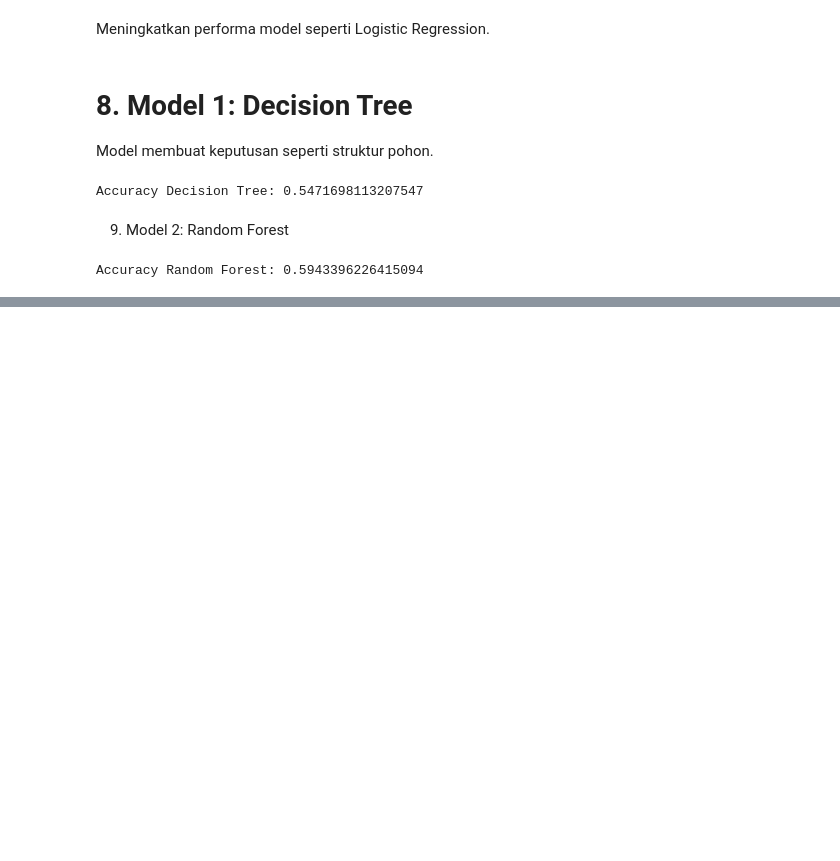
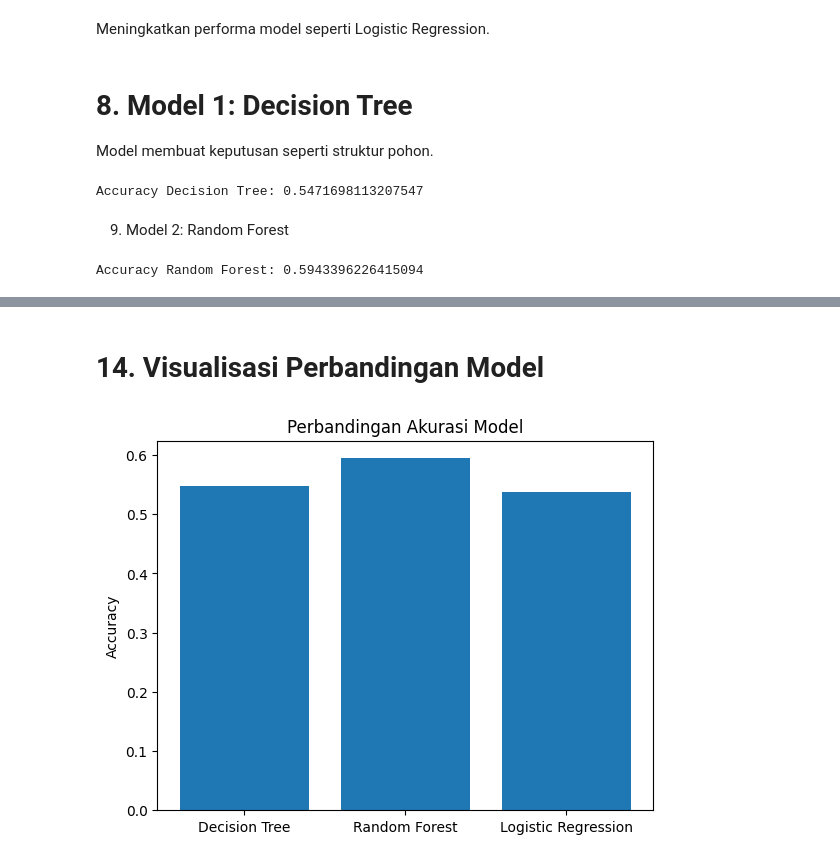
Before and after one commit to Alinberlian/iris-bootstrap-eda, a Jupyter notebook: Untitled19.ipynb, the cells around one changed output, grey strips where cells are left out. Saved outputs shown, nothing was run; the diff lists cells and outputs as text; code cells hidden in the pictures; blank space fills up the shorter version.

```diff
--- a/Untitled19.ipynb
+++ b/Untitled19.ipynb
@@ -159,0 +162,10 @@ Accuracy Random Forest: 0.5943396226415094
+# %%
+lr = LogisticRegression(max_iter=1000)
+
+lr.fit(X_train, y_train)
+
+pred_lr = lr.predict(X_test)
+
+acc_lr = accuracy_score(y_test, pred_lr)
+
+print("Accuracy Logistic Regression:", acc_lr)
@@ -159,0 +218,9 @@ Accuracy Random Forest: 0.5943396226415094
+# %% [markdown]
+# 14. Visualisasi Perbandingan Model
+# %%
+plt.bar(results['Model'], results['Accuracy'])
+plt.title("Perbandingan Akurasi Model")
+plt.ylabel("Accuracy")
+plt.show()
+# %% [output]
+[figure, added]
```
Also changed, not shown: parts of 9 cells of this notebook.
